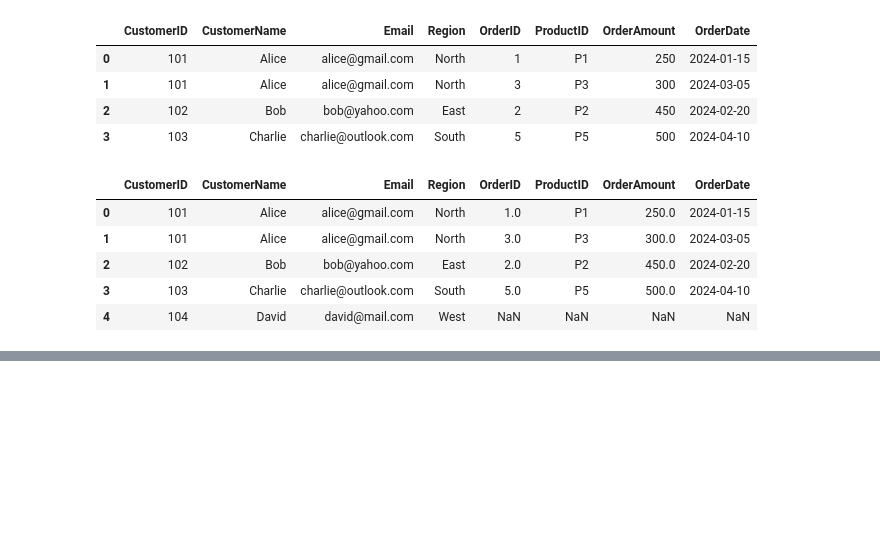
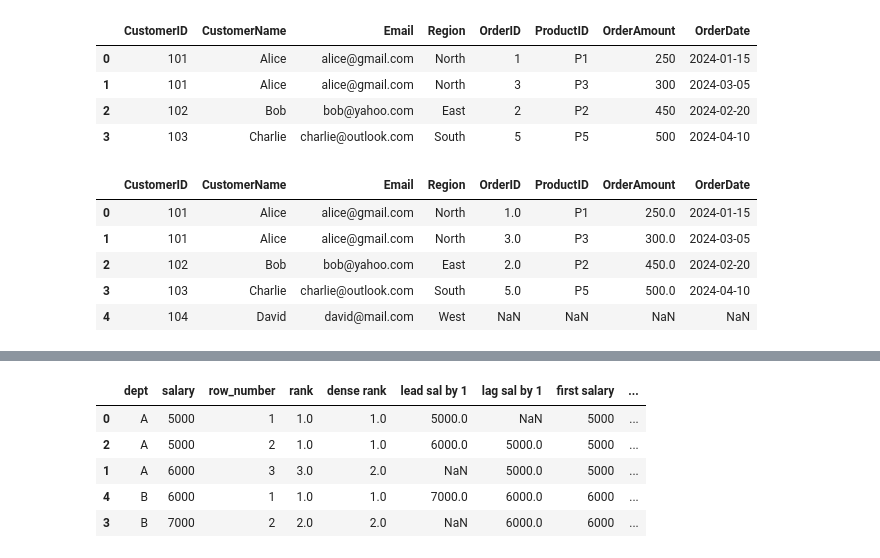
Before and after one commit to JanardhanJayanthxhd/Internship-data, a Jupyter notebook: python - pandas & numpy/sub.ipynb, the cells around one changed output, grey strips where cells are left out. Cells and saved outputs as stored; diff of their text form; code cells hidden in the pictures; blank space fills up the shorter version.

```diff
--- a/python - pandas & numpy/sub.ipynb
+++ b/python - pandas & numpy/sub.ipynb
@@ -631,0 +670,4 @@ left
+# %%
+# Dense rank
+df['dense rank'] = df.groupby('dept')['salary'].rank(method='dense', ascending=True)
+df
@@ -631,0 +681,4 @@ left
+# %%
+# Lead
+df['lead sal by 1'] = df.groupby('dept')['salary'].shift(-1)
+df
@@ -631,0 +692,4 @@ left
+# %%
+# Lag
+df['lag sal by 1'] = df.salary.shift(1)
+df
@@ -631,0 +703,4 @@ left
+# %%
+# First value
+df['first salary'] = df.groupby('dept')['salary'].transform('first')
+df
@@ -631,0 +714,11 @@ left
+# %%
+# Last value
+df['last salary'] = df.groupby('dept')['salary'].transform('last')
+df
+# %% [output]
+|  | dept | salary | row_number | rank | dense rank | lead sal by 1 | lag sal by 1 | first salary | ... |
+| 0 | A | 5000 | 1 | 1.0 | 1.0 | 5000.0 | NaN | 5000 | ... |
+| 2 | A | 5000 | 2 | 1.0 | 1.0 | 6000.0 | 5000.0 | 5000 | ... |
+| 1 | A | 6000 | 3 | 3.0 | 2.0 | NaN | 5000.0 | 5000 | ... |
+| 4 | B | 6000 | 1 | 1.0 | 1.0 | 7000.0 | 6000.0 | 6000 | ... |
+| 3 | B | 7000 | 2 | 2.0 | 2.0 | NaN | 6000.0 | 6000 | ... |
```
Also changed, not shown: parts of 9 cells of this notebook, 2 other files.
